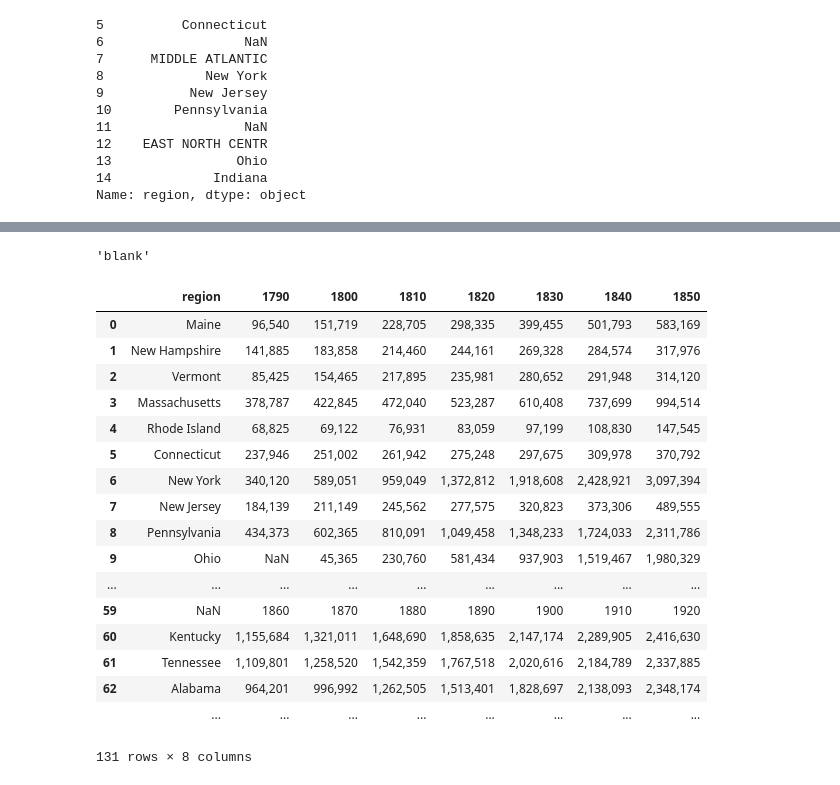
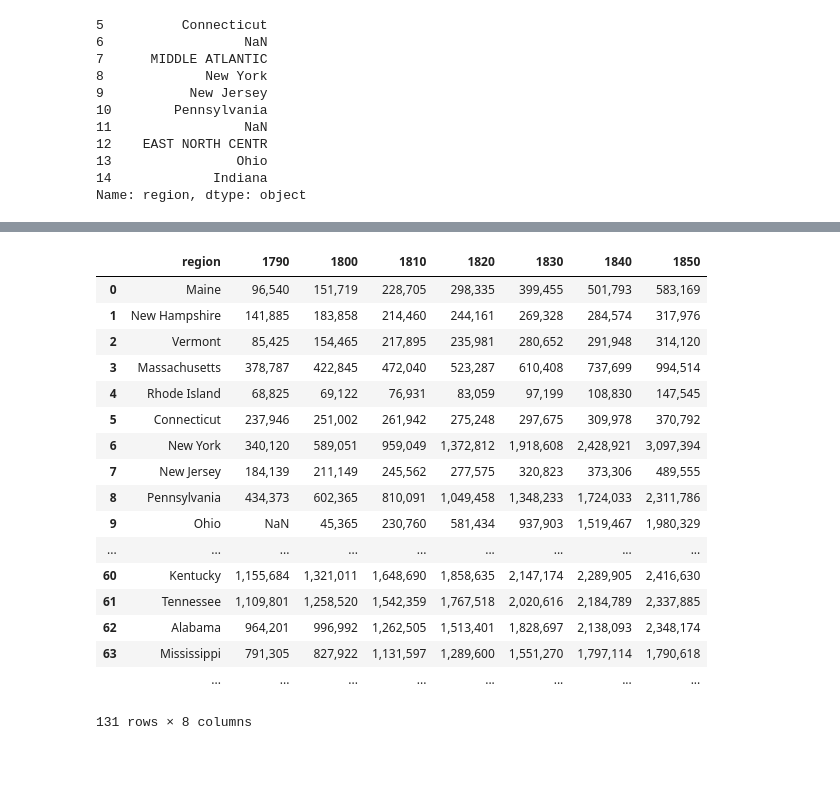
Before and after one commit to szeitlin/PopViz, a Jupyter notebook: parse_raw_populations.ipynb, the cells around one changed output, grey strips where cells are left out. Cells and saved outputs as stored; diff of their text form; code cells hidden in the pictures.

```diff
--- a/parse_raw_populations.ipynb
+++ b/parse_raw_populations.ipynb
@@ -111,5 +120 @@ region[15:35]
 Name: region, dtype: object
-# %%
-region.ix[27]
-# %% [output]
-'blank'
@@ -118,25 +121,27 @@ nocaps = compact[compact.region != 'blank']
+# %%
+test = test[test.region != 'blank']
 # %%
-nocaps = nocaps.drop(compact.index[19:21])
+test = test.drop(test.index[19:21])
-# %%
-nocaps
-# %% [output]
-|  | region | 1790 | 1800 | 1810 | 1820 | 1830 | 1840 | 1850 |
-| 0 | Maine | 96,540 | 151,719 | 228,705 | 298,335 | 399,455 | 501,793 | 583,169 |
-| 1 | New Hampshire | 141,885 | 183,858 | 214,460 | 244,161 | 269,328 | 284,574 | 317,976 |
-| 2 | Vermont | 85,425 | 154,465 | 217,895 | 235,981 | 280,652 | 291,948 | 314,120 |
-| 3 | Massachusetts | 378,787 | 422,845 | 472,040 | 523,287 | 610,408 | 737,699 | 994,514 |
-| 4 | Rhode Island | 68,825 | 69,122 | 76,931 | 83,059 | 97,199 | 108,830 | 147,545 |
-| 5 | Connecticut | 237,946 | 251,002 | 261,942 | 275,248 | 297,675 | 309,978 | 370,792 |
-| 6 | New York | 340,120 | 589,051 | 959,049 | 1,372,812 | 1,918,608 | 2,428,921 | 3,097,394 |
-| 7 | New Jersey | 184,139 | 211,149 | 245,562 | 277,575 | 320,823 | 373,306 | 489,555 |
-| 8 | Pennsylvania | 434,373 | 602,365 | 810,091 | 1,049,458 | 1,348,233 | 1,724,033 | 2,311,786 |
-| 9 | Ohio | NaN | 45,365 | 230,760 | 581,434 | 937,903 | 1,519,467 | 1,980,329 |
-| ... | ... | ... | ... | ... | ... | ... | ... | ... |
-| 59 | NaN | 1860 | 1870 | 1880 | 1890 | 1900 | 1910 | 1920 |
-| 60 | Kentucky | 1,155,684 | 1,321,011 | 1,648,690 | 1,858,635 | 2,147,174 | 2,289,905 | 2,416,630 |
-| 61 | Tennessee | 1,109,801 | 1,258,520 | 1,542,359 | 1,767,518 | 2,020,616 | 2,184,789 | 2,337,885 |
-| 62 | Alabama | 964,201 | 996,992 | 1,262,505 | 1,513,401 | 1,828,697 | 2,138,093 | 2,348,174 |
-|  | ... | ... | ... | ... | ... | ... | ... | ... |
-131 rows × 8 columns
+# %%
+test
+# %% [output]
+|  | region | 1790 | 1800 | 1810 | 1820 | 1830 | 1840 | 1850 |
+| 0 | Maine | 96,540 | 151,719 | 228,705 | 298,335 | 399,455 | 501,793 | 583,169 |
+| 1 | New Hampshire | 141,885 | 183,858 | 214,460 | 244,161 | 269,328 | 284,574 | 317,976 |
+| 2 | Vermont | 85,425 | 154,465 | 217,895 | 235,981 | 280,652 | 291,948 | 314,120 |
+| 3 | Massachusetts | 378,787 | 422,845 | 472,040 | 523,287 | 610,408 | 737,699 | 994,514 |
+| 4 | Rhode Island | 68,825 | 69,122 | 76,931 | 83,059 | 97,199 | 108,830 | 147,545 |
+| 5 | Connecticut | 237,946 | 251,002 | 261,942 | 275,248 | 297,675 | 309,978 | 370,792 |
+| 6 | New York | 340,120 | 589,051 | 959,049 | 1,372,812 | 1,918,608 | 2,428,921 | 3,097,394 |
+| 7 | New Jersey | 184,139 | 211,149 | 245,562 | 277,575 | 320,823 | 373,306 | 489,555 |
+| 8 | Pennsylvania | 434,373 | 602,365 | 810,091 | 1,049,458 | 1,348,233 | 1,724,033 | 2,311,786 |
+| 9 | Ohio | NaN | 45,365 | 230,760 | 581,434 | 937,903 | 1,519,467 | 1,980,329 |
+| ... | ... | ... | ... | ... | ... | ... | ... | ... |
+| 60 | Kentucky | 1,155,684 | 1,321,011 | 1,648,690 | 1,858,635 | 2,147,174 | 2,289,905 | 2,416,630 |
+| 61 | Tennessee | 1,109,801 | 1,258,520 | 1,542,359 | 1,767,518 | 2,020,616 | 2,184,789 | 2,337,885 |
+| 62 | Alabama | 964,201 | 996,992 | 1,262,505 | 1,513,401 | 1,828,697 | 2,138,093 | 2,348,174 |
+| 63 | Mississippi | 791,305 | 827,922 | 1,131,597 | 1,289,600 | 1,551,270 | 1,797,114 | 1,790,618 |
+|  | ... | ... | ... | ... | ... | ... | ... | ... |
+131 rows × 8 columns
 # %%
 test.to_csv("tall_condensed.csv")
```
Also changed, not shown: parts of 10 cells of this notebook, 5 other files.
